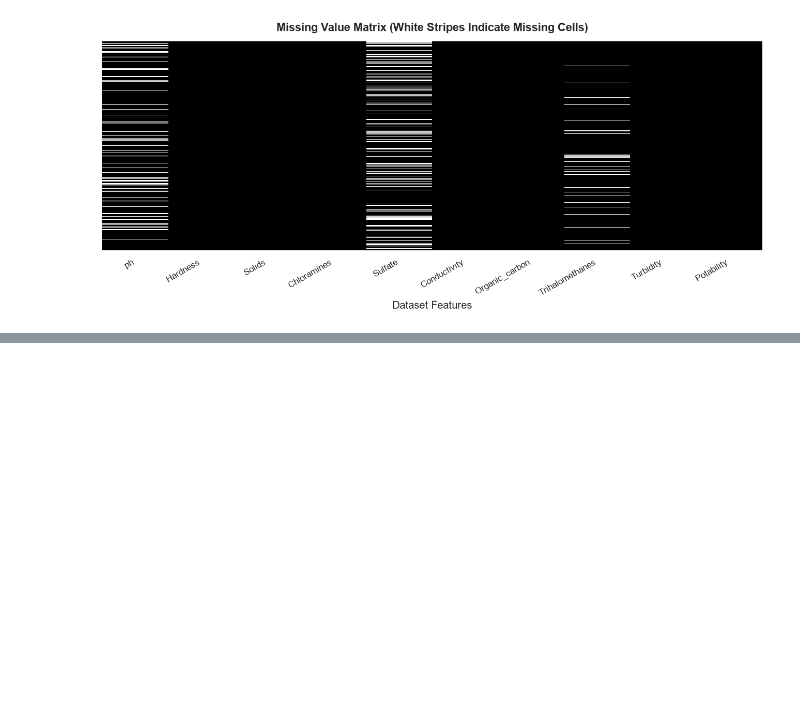
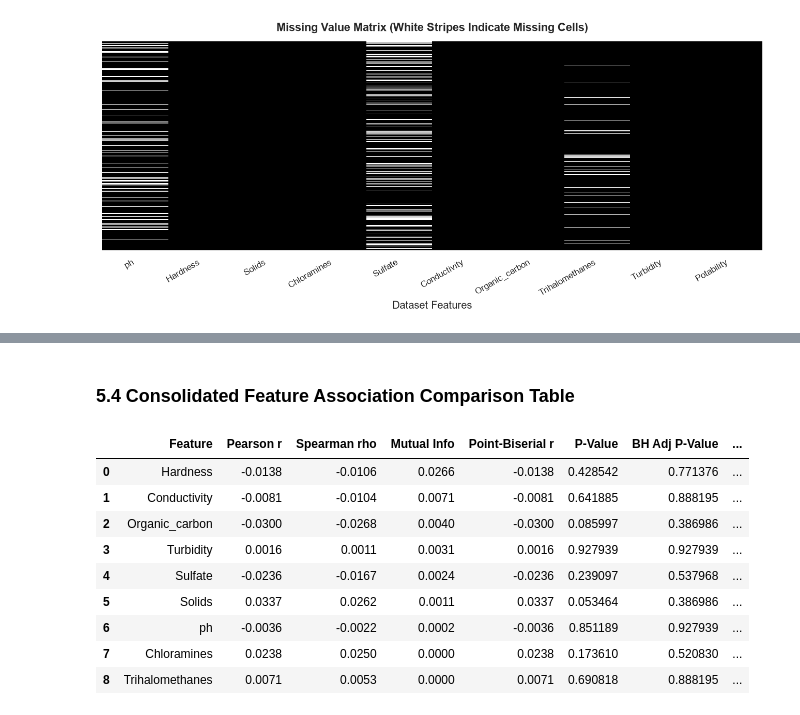
Before and after one commit to SUCHET28/WATERWATCH-AI, a Jupyter notebook: notebooks/01_dataset_exploration.ipynb, the cells around one changed output, grey strips where cells are left out. Saved outputs shown, nothing was run; the diff lists cells and outputs as text; code cells hidden in the pictures; blank space fills up the shorter version.

```diff
--- a/notebooks/01_dataset_exploration.ipynb
+++ b/notebooks/01_dataset_exploration.ipynb
@@ -277,0 +412,35 @@ plt.show()
+# %% [markdown]
+### 5.4 Consolidated Feature Association Comparison Table
+# %%
+# Consolidated summary
+assoc_summary = []
+for feat in features:
+    sub = df[[feat, 'Potability']].dropna()
+    pr, _ = stats.pearsonr(sub['Potability'], sub[feat])
+    sr = spearman_corr.loc[feat, 'Potability']
+    mi = mi_df[mi_df['Feature'] == feat]['Mutual Information Score'].values[0]
+    pb_row = pb_df[pb_df['Feature'] == feat].iloc[0]
+    assoc_summary.append({
+        'Feature': feat,
+        'Pearson r': round(pr, 4),
+        'Spearman rho': round(sr, 4),
+        'Mutual Info': round(mi, 4),
+        'Point-Biserial r': pb_row['PB Coefficient'],
+        'P-Value': pb_row['P-Value'],
+        'BH Adj P-Value': pb_row['BH Adjusted P-Value'],
+        'Significant (BH)': pb_row['Significant (BH, alpha=0.05)']
+    })
+
+consolidated_df = pd.DataFrame(assoc_summary).sort_values('Mutual Info', ascending=False).reset_index(drop=True)
+display(consolidated_df)
+# %% [output]
+|  | Feature | Pearson r | Spearman rho | Mutual Info | Point-Biserial r | P-Value | BH Adj P-Value | ... |
+| 0 | Hardness | -0.0138 | -0.0106 | 0.0266 | -0.0138 | 0.428542 | 0.771376 | ... |
+| 1 | Conductivity | -0.0081 | -0.0104 | 0.0071 | -0.0081 | 0.641885 | 0.888195 | ... |
+| 2 | Organic_carbon | -0.0300 | -0.0268 | 0.0040 | -0.0300 | 0.085997 | 0.386986 | ... |
+| 3 | Turbidity | 0.0016 | 0.0011 | 0.0031 | 0.0016 | 0.927939 | 0.927939 | ... |
+| 4 | Sulfate | -0.0236 | -0.0167 | 0.0024 | -0.0236 | 0.239097 | 0.537968 | ... |
+| 5 | Solids | 0.0337 | 0.0262 | 0.0011 | 0.0337 | 0.053464 | 0.386986 | ... |
+| 6 | ph | -0.0036 | -0.0022 | 0.0002 | -0.0036 | 0.851189 | 0.927939 | ... |
+| 7 | Chloramines | 0.0238 | 0.0250 | 0.0000 | 0.0238 | 0.173610 | 0.520830 | ... |
+| 8 | Trihalomethanes | 0.0071 | 0.0053 | 0.0000 | 0.0071 | 0.690818 | 0.888195 | ... |
```
Also changed, not shown: parts of 8 cells of this notebook, 41 other files.
